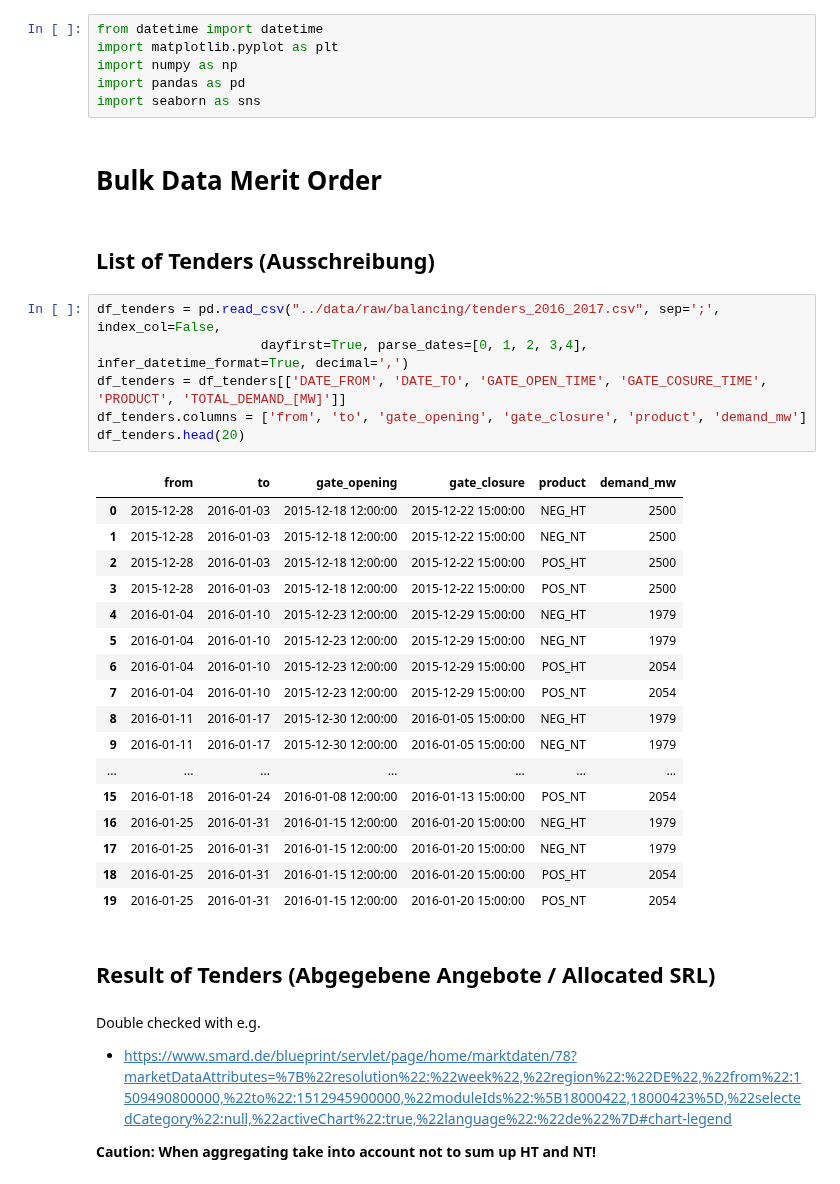
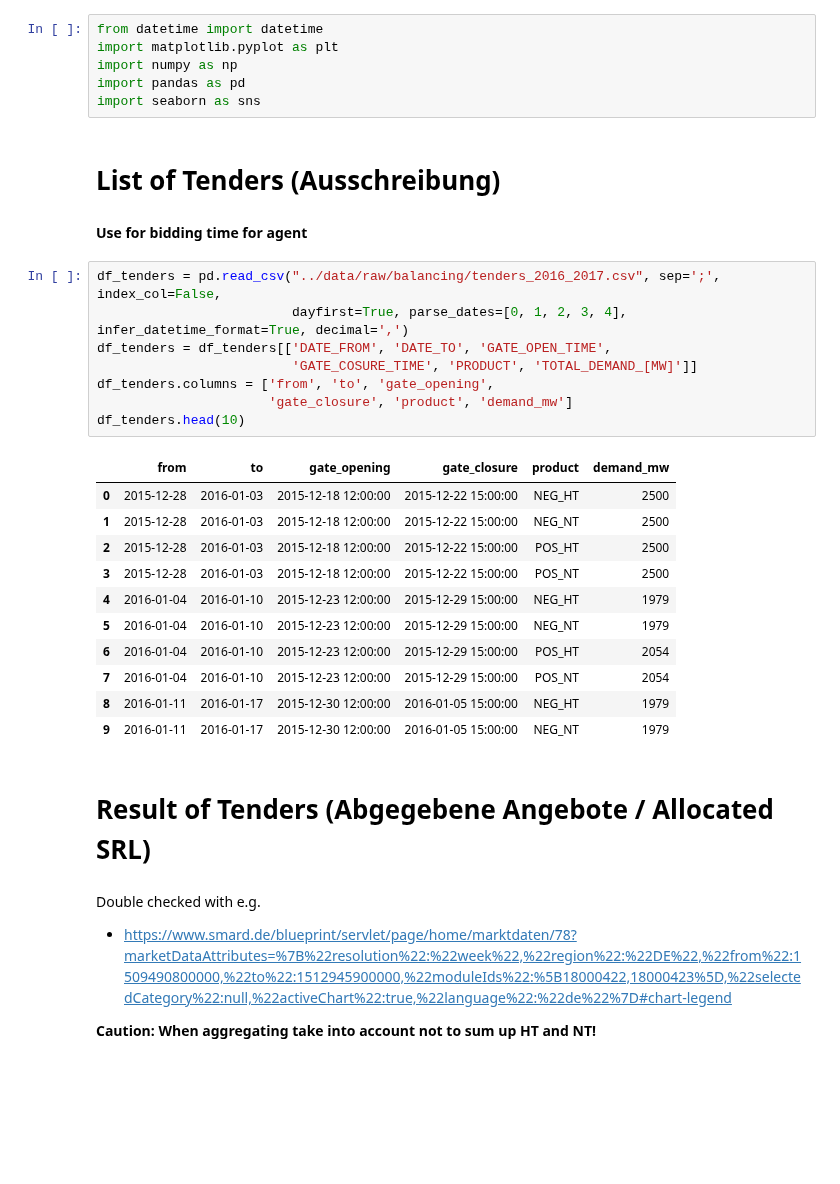
Before and after one commit to indyfree/FleetSim, a Jupyter notebook: notebooks/03-Electricity-Markets.ipynb, the cells around one changed output. Cells and saved outputs as stored; diff of their text form; blank space fills up the shorter version.

```diff
--- a/notebooks/03-Electricity-Markets.ipynb
+++ b/notebooks/03-Electricity-Markets.ipynb
@@ -14,36 +14,32 @@ import matplotlib.pyplot as plt
 import numpy as np
 import pandas as pd
 import seaborn as sns
-# %% [markdown]
-# Bulk Data Merit Order
 # %% [markdown]
-## List of Tenders (Ausschreibung)
+# List of Tenders (Ausschreibung)
+# %% [markdown]
+__Use for bidding time for agent__
 # %%
 df_tenders = pd.read_csv("../data/raw/balancing/tenders_2016_2017.csv", sep=';', index_col=False,
-                     dayfirst=True, parse_dates=[0, 1, 2, 3,4], infer_datetime_format=True, decimal=',')
-df_tenders = df_tenders[['DATE_FROM', 'DATE_TO', 'GATE_OPEN_TIME', 'GATE_COSURE_TIME', 'PRODUCT', 'TOTAL_DEMAND_[MW]']]
-df_tenders.columns = ['from', 'to', 'gate_opening', 'gate_closure', 'product', 'demand_mw']
-df_tenders.head(20)
+                         dayfirst=True, parse_dates=[0, 1, 2, 3, 4], infer_datetime_format=True, decimal=',')
+df_tenders = df_tenders[['DATE_FROM', 'DATE_TO', 'GATE_OPEN_TIME',
+                         'GATE_COSURE_TIME', 'PRODUCT', 'TOTAL_DEMAND_[MW]']]
+df_tenders.columns = ['from', 'to', 'gate_opening',
+                      'gate_closure', 'product', 'demand_mw']
+df_tenders.head(10)
 # %% [output]
 |  | from | to | gate_opening | gate_closure | product | demand_mw |
 | 0 | 2015-12-28 | 2016-01-03 | 2015-12-18 12:00:00 | 2015-12-22 15:00:00 | NEG_HT | 2500 |
 | 1 | 2015-12-28 | 2016-01-03 | 2015-12-18 12:00:00 | 2015-12-22 15:00:00 | NEG_NT | 2500 |
 | 2 | 2015-12-28 | 2016-01-03 | 2015-12-18 12:00:00 | 2015-12-22 15:00:00 | POS_HT | 2500 |
 | 3 | 2015-12-28 | 2016-01-03 | 2015-12-18 12:00:00 | 2015-12-22 15:00:00 | POS_NT | 2500 |
 | 4 | 2016-01-04 | 2016-01-10 | 2015-12-23 12:00:00 | 2015-12-29 15:00:00 | NEG_HT | 1979 |
 | 5 | 2016-01-04 | 2016-01-10 | 2015-12-23 12:00:00 | 2015-12-29 15:00:00 | NEG_NT | 1979 |
 | 6 | 2016-01-04 | 2016-01-10 | 2015-12-23 12:00:00 | 2015-12-29 15:00:00 | POS_HT | 2054 |
 | 7 | 2016-01-04 | 2016-01-10 | 2015-12-23 12:00:00 | 2015-12-29 15:00:00 | POS_NT | 2054 |
 | 8 | 2016-01-11 | 2016-01-17 | 2015-12-30 12:00:00 | 2016-01-05 15:00:00 | NEG_HT | 1979 |
 | 9 | 2016-01-11 | 2016-01-17 | 2015-12-30 12:00:00 | 2016-01-05 15:00:00 | NEG_NT | 1979 |
-| ... | ... | ... | ... | ... | ... | ... |
-| 15 | 2016-01-18 | 2016-01-24 | 2016-01-08 12:00:00 | 2016-01-13 15:00:00 | POS_NT | 2054 |
-| 16 | 2016-01-25 | 2016-01-31 | 2016-01-15 12:00:00 | 2016-01-20 15:00:00 | NEG_HT | 1979 |
-| 17 | 2016-01-25 | 2016-01-31 | 2016-01-15 12:00:00 | 2016-01-20 15:00:00 | NEG_NT | 1979 |
-| 18 | 2016-01-25 | 2016-01-31 | 2016-01-15 12:00:00 | 2016-01-20 15:00:00 | POS_HT | 2054 |
-| 19 | 2016-01-25 | 2016-01-31 | 2016-01-15 12:00:00 | 2016-01-20 15:00:00 | POS_NT | 2054 |
 # %% [markdown]
-## Result of Tenders (Abgegebene Angebote / Allocated SRL)
+# Result of Tenders (Abgegebene Angebote / Allocated SRL)
 # %% [markdown]
 Double checked with e.g.
 - https://www.smard.de/blueprint/servlet/page/home/marktdaten/78?marketDataAttributes=%7B%22resolution%22:%22week%22,%22region%22:%22DE%22,%22from%22:1509490800000,%22to%22:1512945900000,%22moduleIds%22:%5B18000422,18000423%5D,%22selectedCategory%22:null,%22activeChart%22:true,%22language%22:%22de%22%7D#chart-legend
```
Also changed, not shown: parts of 32 cells of this notebook, 1 other file.
